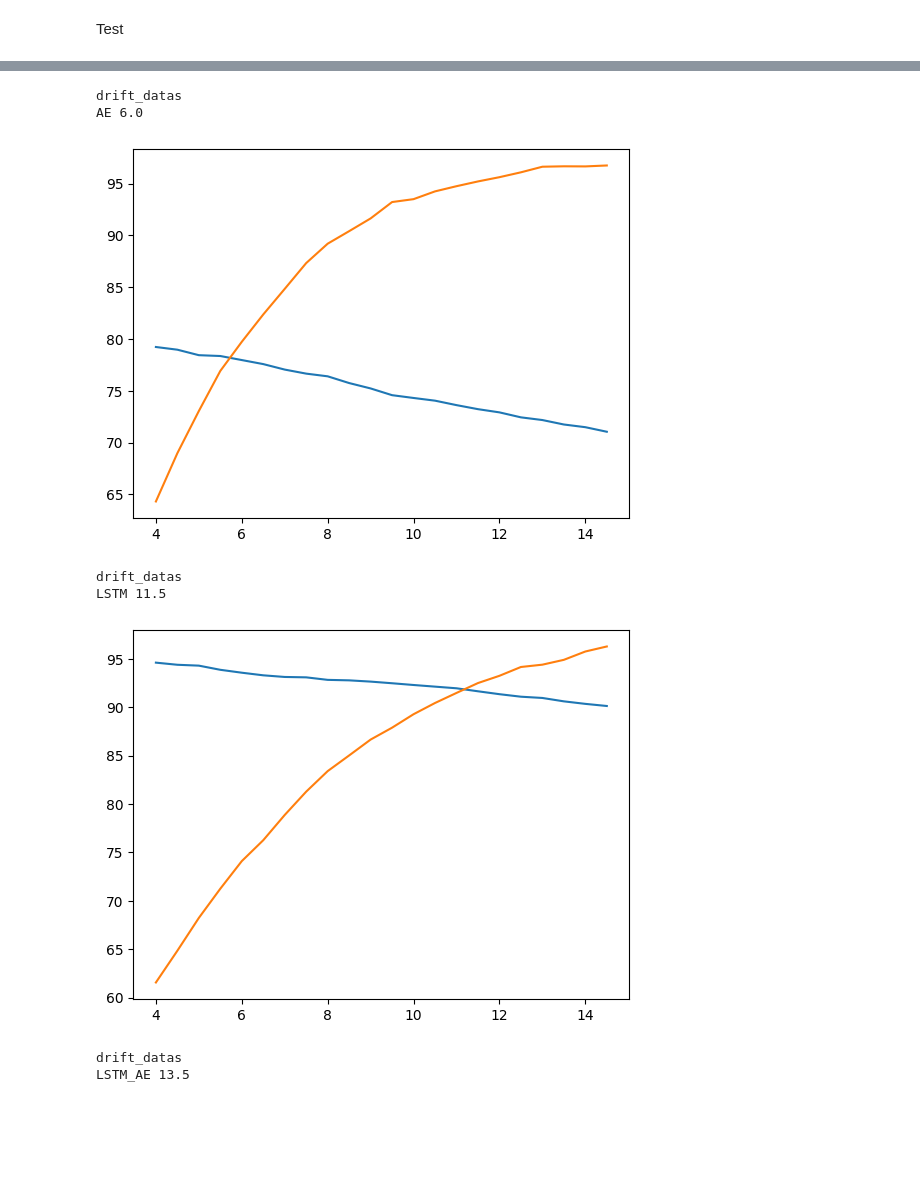
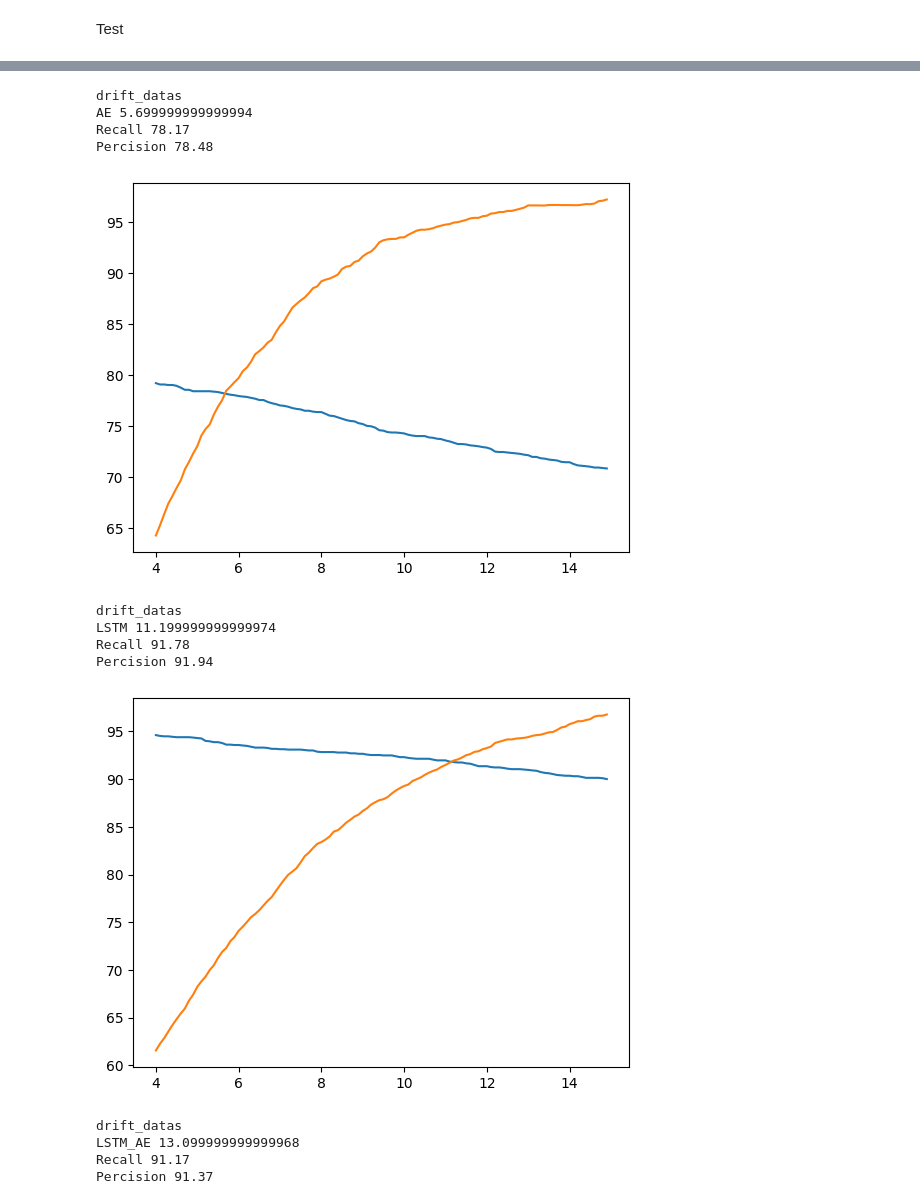
Before and after one commit to yilee10/detect_anormal, a Jupyter notebook: model_test.ipynb, the cells around one changed output, grey strips where cells are left out. Cells and saved outputs as stored; diff of their text form; code cells hidden in the pictures; blank space fills up the shorter version.

Commit message:
drift_datas auto evaluation_result

```diff
--- a/model_test.ipynb
+++ b/model_test.ipynb
@@ -256,7 +256,7 @@ for anormal_type in anormal_list: #anormal_type[0]는 이름 anormal_type[1]는
     LSTM_list = []
     AE_list = []
     if (anormal_type[0] == 'drift'):
-        threshold = np.arange(4, 15, 0.5)
+        threshold = np.arange(4, 15, 0.1)
     """ ##################### 수정 #########################
     if (anormal_type[0] == "erratic"):
         threshold = np.arange(7, 10, 0.5)
@@ -284,17 +284,15 @@ for anormal_type in anormal_list: #anormal_type[0]는 이름 anormal_type[1]는
     LSTM_AE_np = np.array(LSTM_AE_list)
     LSTM_np = np.array(LSTM_list)
     AE_np = np.array(AE_list)
+    """
     print("LSTM_AE_np")
     print(LSTM_AE_np)
     print("LSTM_np")
     print(LSTM_np)
     print("AE_np")
     print(AE_np)
-
+    """
     header="Accuracy,Recall,Percision,Specificity,Threshold"
     np.savetxt(f"model_evaluation/LSTM_AE/{anormal_type[0]}.csv",LSTM_AE_np,delimiter=',',header=header, comments='')
     np.savetxt(f"model_evaluation/LSTM/{anormal_type[0]}.csv",LSTM_np,delimiter=',',header=header, comments='')
     np.savetxt(f"model_evaluation/AE/{anormal_type[0]}.csv",AE_np,delimiter=',',header=header, comments='')
-    #
-    #AE_evaluate(anormal_type[1],8.5)
-    ######################################LSTM_AE 만 완성#####################
@@ -340,23 +320,31 @@ for model in model_list:
 # %%
 model_list = ['AE','LSTM','LSTM_AE']
 for model in model_list:
     drift_datas,erratic_datas,hardover_datas,spike_datas,stuck_datas = evaluation_file_to_pd(model) #'AE','LSTM','LSTM_AE'
     file_size = len(drift_datas)
     for i in range(file_size):
         #print(drift_datas["Recall"][i],drift_datas["Percision"][i])
         if(drift_datas["Recall"][i]<=drift_datas["Percision"][i]):
             print("drift_datas")
             print(model,drift_datas["Threshold"][i])
+            print("Recall",drift_datas["Recall"][i])
+            print("Percision",drift_datas["Percision"][i])
             break
-    plt.plot(drift_datas["Threshold"],drift_datas["Recall"])
-    plt.plot(drift_datas["Threshold"],drift_datas["Percision"])
+    plt.plot(drift_datas["Threshold"],drift_datas["Recall"],label="Recall")
+    plt.plot(drift_datas["Threshold"],drift_datas["Percision"],label="Percision")
     plt.show()
 # %% [output]
 drift_datas
-AE 6.0
+AE 5.699999999999994
+Recall 78.17
+Percision 78.48
-[figure, old version]
+[figure, new version]
 drift_datas
-LSTM 11.5
+LSTM 11.199999999999974
+Recall 91.78
+Percision 91.94
-[figure, old version]
+[figure, new version]
 drift_datas
-LSTM_AE 13.5
+LSTM_AE 13.099999999999968
+Recall 91.17
+Percision 91.37
```
Also changed, not shown: parts of 3 cells of this notebook.
